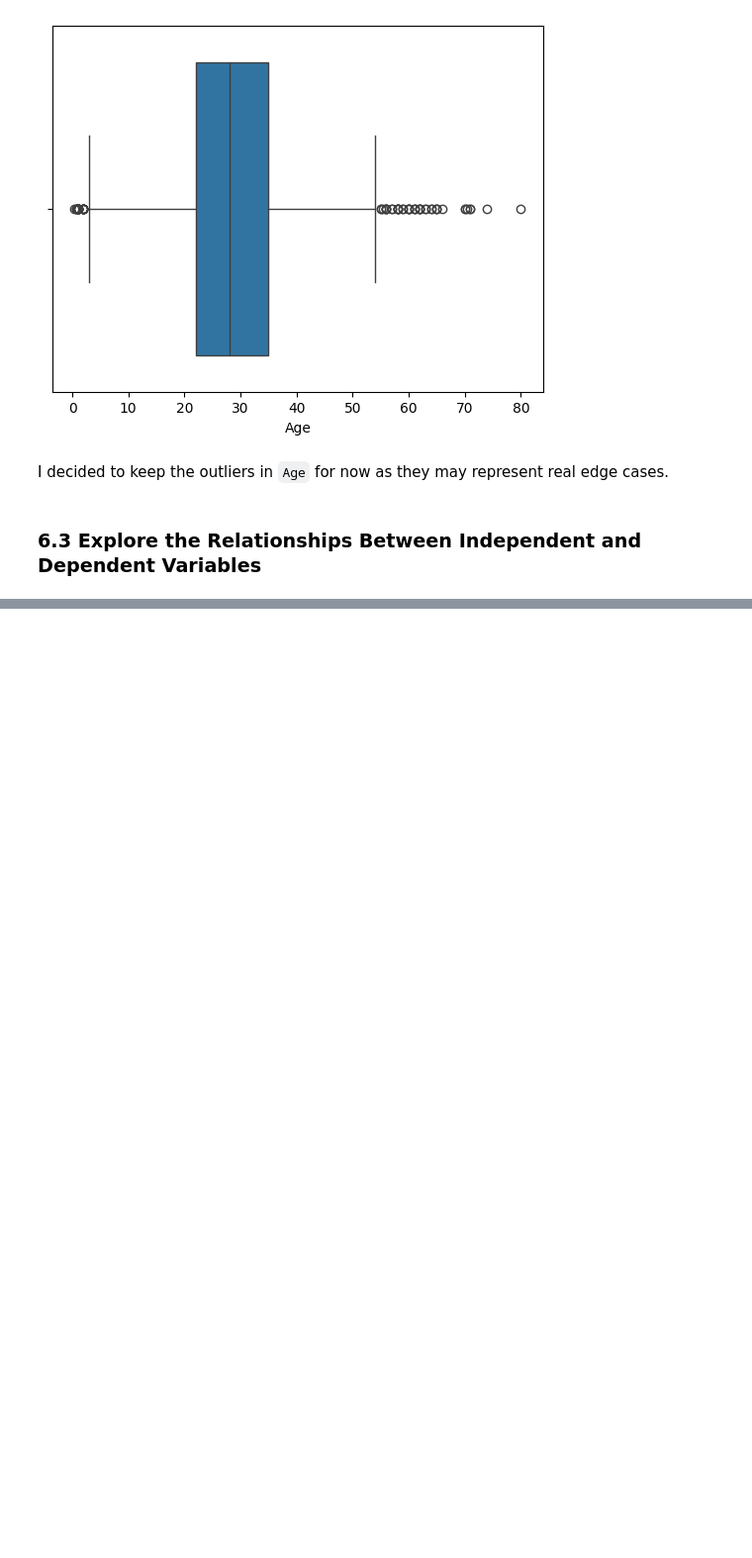
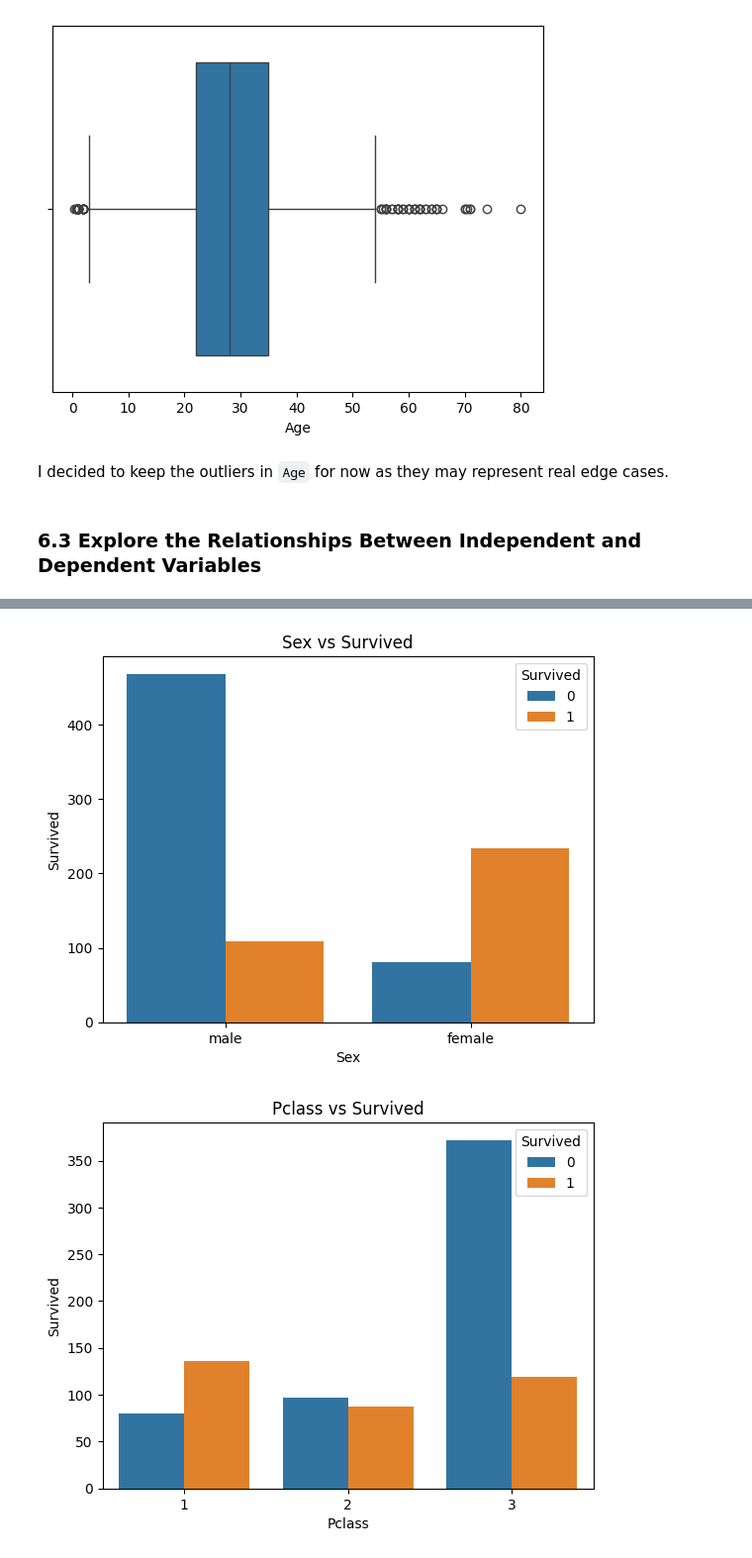
Before and after one commit to svarong-port/data-analytics-projects, a Jupyter notebook: titanic/titanic.ipynb, the cells around one changed output, grey strips where cells are left out. Shown at 99% size. Drawn from its saved outputs; the diff is of its cells as text; code cells hidden in the pictures; blank space fills up the shorter version.

Commit message:
Plot cat IVs and DV

```diff
--- a/titanic/titanic.ipynb
+++ b/titanic/titanic.ipynb
@@ -354,0 +363,28 @@ plt.show()
+# %%
+# visualise categorical independent variables (IVs) and dependent variable (DV)
+
+## define a function to plot cat IV and DV
+def cat_plot(x, y, data):
+
+    # plot the graph
+    sns.countplot(x=x,
+                  hue=y,
+                  data=data)
+
+    # add title and axis labels
+    plt.title(x + " vs " + y)
+    plt.xlabel(x)
+    plt.ylabel(y)
+
+    # show the plot
+    plt.show()
+# %%
+## instantiate the list of categorical variables
+cat_ivs = ["Sex", "Pclass", "Embarked"]
+
+## for look through the list
+for iv in cat_ivs:
+    cat_plot(iv, "Survived", df4)
+# %% [output]
+[figure, added]
+[figure, added]
```
Also changed, not shown: parts of 4 cells of this notebook.
